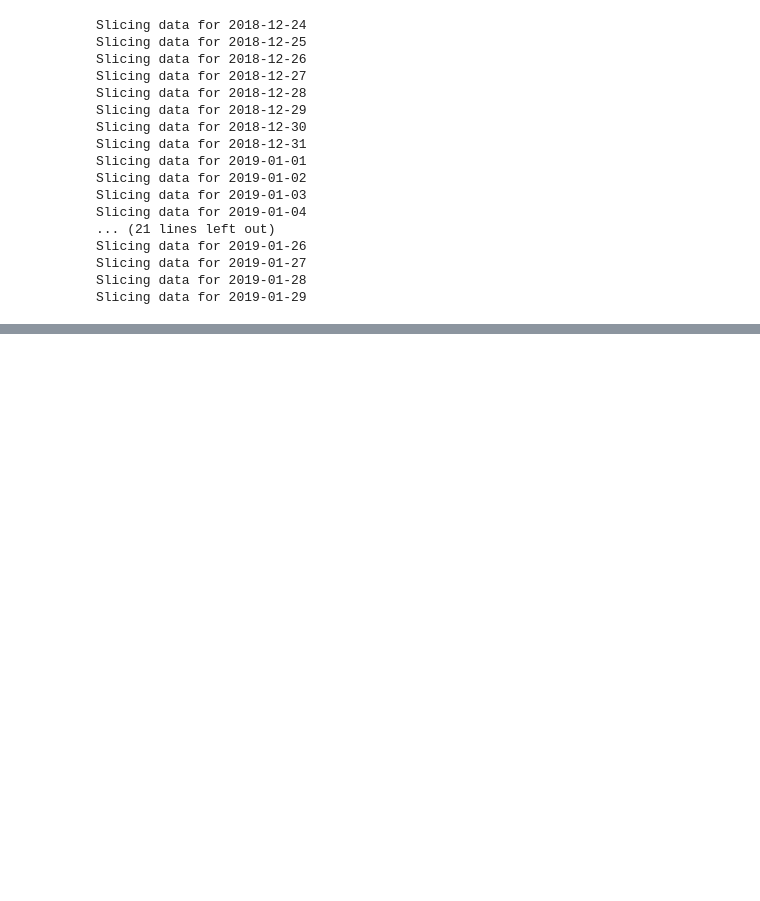
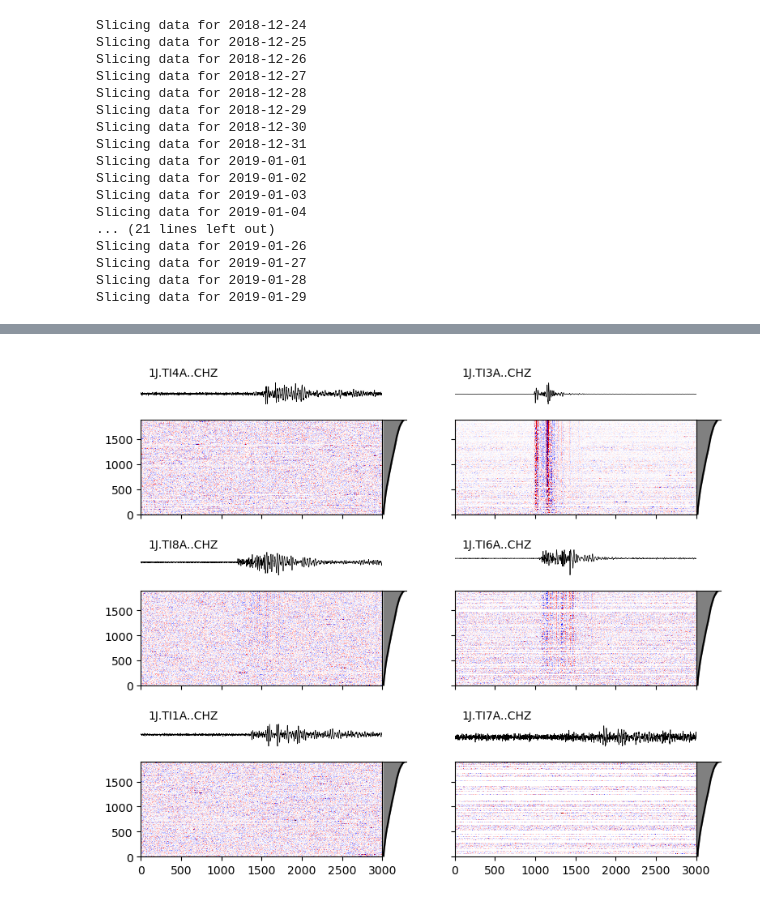
Before and after one commit to JMagyar15/totten-analysis, a Jupyter notebook: waveform_stacking.ipynb, the cells around one changed output, grey strips where cells are left out. Cells and saved outputs as stored; diff of their text form; code cells hidden in the pictures; blank space fills up the shorter version.

```diff
--- a/waveform_stacking.ipynb
+++ b/waveform_stacking.ipynb
@@ -217,0 +214,43 @@ for i in range(6):
+# %%
+#version combining the above two plots...
+
+fig = plt.figure(figsize=(10,8))
+grid_spec = fig.add_gridspec(nrows=6,ncols=6,width_ratios=2*[1,0.1,0.2],height_ratios=3*[0.5,1],wspace=0)
+
+event_num = np.arange(weights_groups[clust_num].size)
+
+for i in range(6):
+    tr_ax = fig.add_subplot(grid_spec[2*(i//2),3*(i%2)])
+    tr_i = stacks[clust_num][i,:]
+
+    tr_ax.plot(tr_i,lw=0.5,color='black')
+    tr_ax.set_xlim(0,3000)
+    tr_ax.set_axis_off()
+
+    ylims = tr_ax.get_ylim()
+    tr_ax.set_ylim(ylims[0],3*ylims[1])
+    tr_ax.annotate(stations[i],(0.03,0.6),xycoords='axes fraction',fontsize=10)
+
+
+    st_ax = fig.add_subplot(grid_spec[2*(i//2)+1,3*(i%2)])
+    st_ax.pcolormesh(data_groups[clust_num][i,:,:],cmap='seismic',vmin=-0.2,vmax=0.2)
+
+    w_ax = fig.add_subplot(grid_spec[2*(i//2)+1,3*(i%2)+1])
+    w_ax.plot(weights_groups[clust_num],event_num,color='black')
+    w_ax.set_ylim(event_num[0],event_num[-1])
+    #w_ax.tick_params(labelbottom=False,labelleft=False)
+    #w_ax.set_axis_off()
+    w_ax.set_xticks([])
+    w_ax.set_yticks([])
+    w_ax.spines['right'].set_visible(False)
+    w_ax.spines['bottom'].set_visible(False)
+
+    w_ax.fill_betweenx(event_num,0,weights_groups[clust_num],color='grey')
+
+    if i//2 != 2:
+        st_ax.tick_params(labelbottom=False)
+
+    if i%2 == 1:
+        st_ax.tick_params(labelleft=False)
+# %% [output]
+[figure, added]
```
Also changed, not shown: parts of 7 cells of this notebook, 4 other files.
